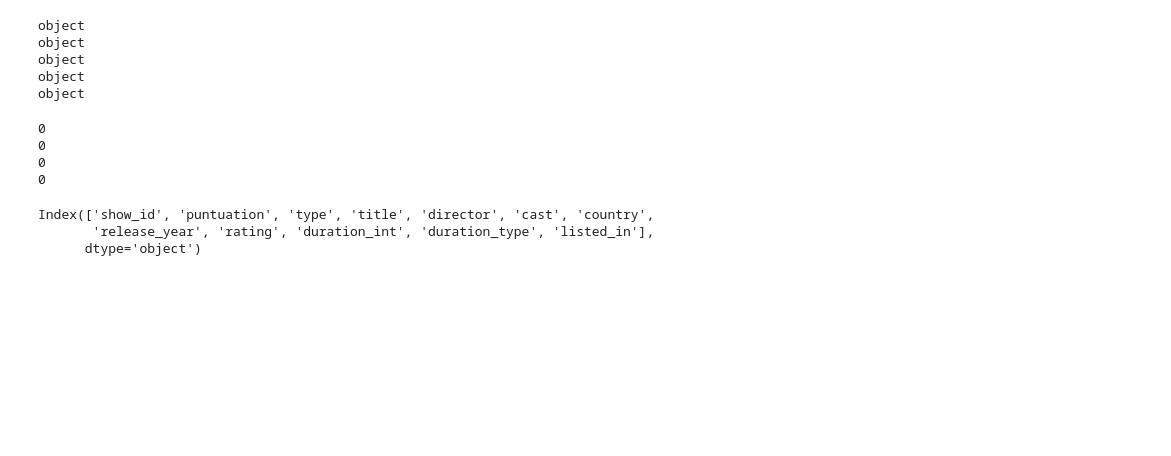
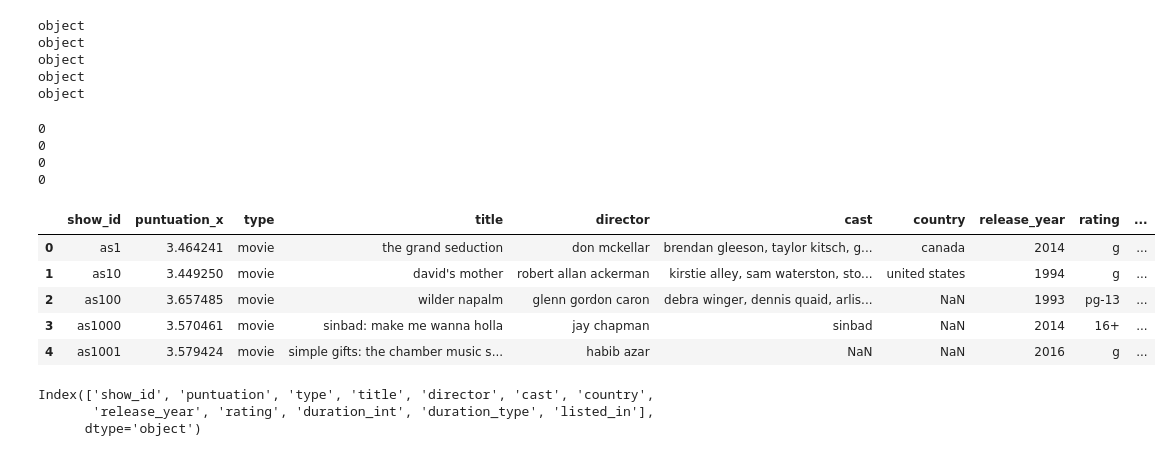
Before and after one commit to EmilianoEmanuelSosa/Data-science-on-streaming-platforms, a Jupyter notebook: Data_engineering.ipynb, the cells around one changed output. Saved outputs shown, nothing was run; the diff lists cells and outputs as text; code cells hidden in the pictures; blank space fills up the shorter version.

```diff
--- a/Data_engineering.ipynb
+++ b/Data_engineering.ipynb
@@ -381,16 +381,25 @@ print(dfNetflix['show_id'].duplicated().sum())
 # %%
 #Genero la unión a partir de la función merge por medio de show_id con inner para que solo se una donde haya coincidencias de id
 dfAmazon = pd.merge(CorrelaciónFinal, dfAmazon, on='show_id', how='inner')
-dfAmazon['puntuation'] = dfAmazon['puntuation']
+dfAmazon['puntuation_y'] = dfAmazon['puntuation_x']
 
 dfDisney = pd.merge(CorrelaciónFinal, dfDisney, on='show_id', how='inner')
-dfDisney['puntuation'] = dfDisney['puntuation']
+dfDisney['puntuation_y'] = dfDisney['puntuation_x']
 
 dfHuluTitles = pd.merge(CorrelaciónFinal, dfHuluTitles, on='show_id', how='inner')
-dfHuluTitles['puntuation'] = dfHuluTitles['puntuation']
+dfHuluTitles['puntuation_y'] = dfHuluTitles['puntuation_x']
 
 dfNetflix = pd.merge(CorrelaciónFinal, dfNetflix, on='show_id', how='inner')
-dfNetflix['puntuation'] = dfNetflix['puntuation']
+dfNetflix['puntuation_y'] = dfNetflix['puntuation_x']
+# %%
+dfAmazon.head(5)
+# %% [output]
+|  | show_id | puntuation_x | type | title | director | cast | country | release_year | rating | ... |
+| 0 | as1 | 3.464241 | movie | the grand seduction | don mckellar | brendan gleeson, taylor kitsch, g... | canada | 2014 | g | ... |
+| 1 | as10 | 3.449250 | movie | david's mother | robert allan ackerman | kirstie alley, sam waterston, sto... | united states | 1994 | g | ... |
+| 2 | as100 | 3.657485 | movie | wilder napalm | glenn gordon caron | debra winger, dennis quaid, arlis... | NaN | 1993 | pg-13 | ... |
+| 3 | as1000 | 3.570461 | movie | sinbad: make me wanna holla | jay chapman | sinbad | NaN | 2014 | 16+ | ... |
+| 4 | as1001 | 3.579424 | movie | simple gifts: the chamber music s... | habib azar | NaN | NaN | 2016 | g | ... |
 # %%
 dfAmazon.columns
 # %% [output]
```
